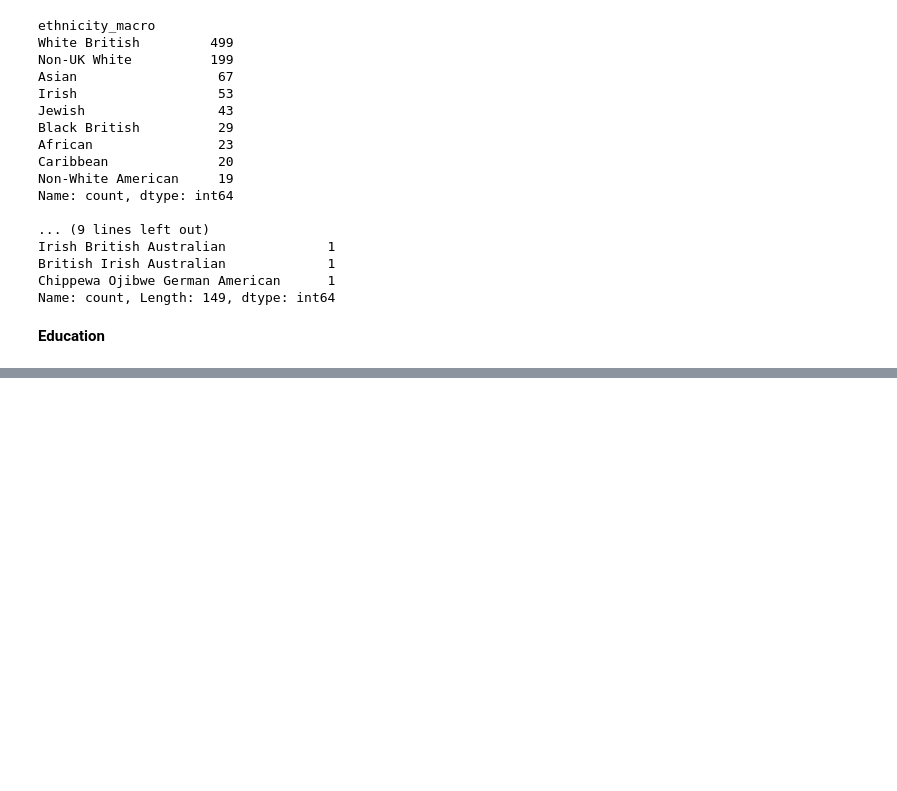
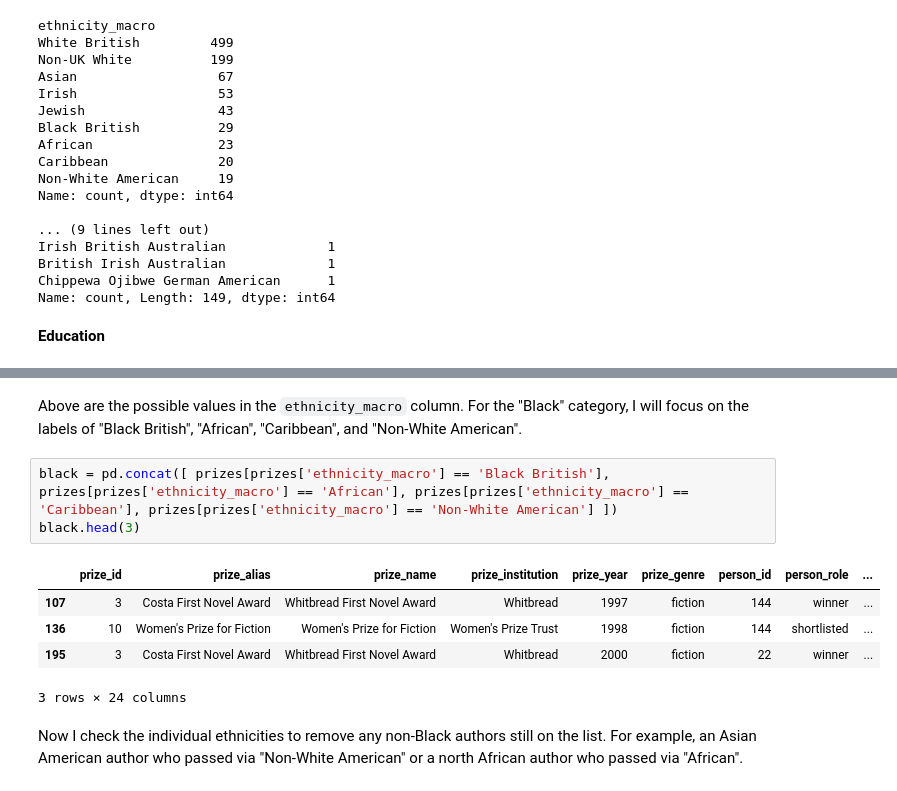
Before and after one commit to leenoah390/tidytuesday_practice, a Jupyter notebook: 20251028/tidy_tuesday-20251028.ipynb, the cells around one changed output, grey strips where cells are left out. Cells and saved outputs as stored; diff of their text form; blank space fills up the shorter version.

```diff
--- a/20251028/tidy_tuesday-20251028.ipynb
+++ b/20251028/tidy_tuesday-20251028.ipynb
@@ -190,0 +244,13 @@ Name: count, Length: 149, dtype: int64
+# %% [markdown]
+Above are the possible values in the `ethnicity_macro` column. For the "Black" category, I will focus on the labels of "Black British", "African", "Caribbean", and "Non-White American".
+# %%
+black = pd.concat([ prizes[prizes['ethnicity_macro'] == 'Black British'], prizes[prizes['ethnicity_macro'] == 'African'], prizes[prizes['ethnicity_macro'] == 'Caribbean'], prizes[prizes['ethnicity_macro'] == 'Non-White American'] ])
+black.head(3)
+# %% [output]
+|  | prize_id | prize_alias | prize_name | prize_institution | prize_year | prize_genre | person_id | person_role | ... |
+| 107 | 3 | Costa First Novel Award | Whitbread First Novel Award | Whitbread | 1997 | fiction | 144 | winner | ... |
+| 136 | 10 | Women's Prize for Fiction | Women's Prize for Fiction | Women's Prize Trust | 1998 | fiction | 144 | shortlisted | ... |
+| 195 | 3 | Costa First Novel Award | Whitbread First Novel Award | Whitbread | 2000 | fiction | 22 | winner | ... |
+3 rows × 24 columns
+# %% [markdown]
+Now I check the individual ethnicities to remove any non-Black authors still on the list. For example, an Asian American author who passed via "Non-White American" or a north African author who passed via "African".
```
Also changed, not shown: parts of 11 cells of this notebook.
